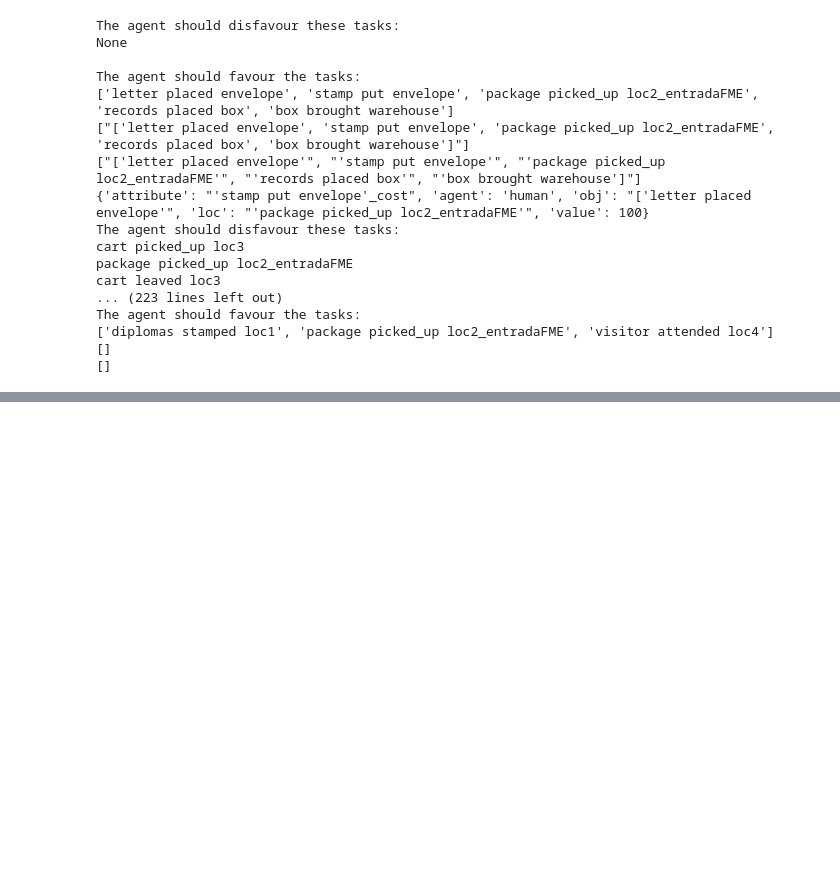
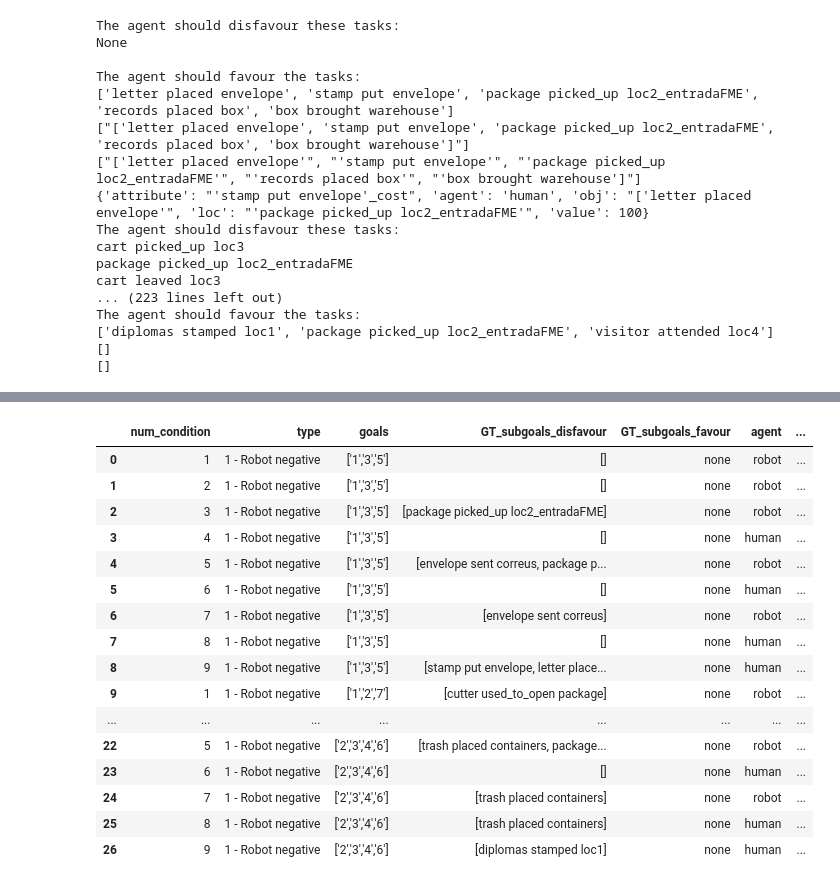
Before and after one commit to llumfp/TFG_HRN, a Jupyter notebook: try_agent.ipynb, the cells around one changed output, grey strips where cells are left out. Drawn from its saved outputs; the diff is of its cells as text; code cells hidden in the pictures; blank space fills up the shorter version.

```diff
--- a/try_agent.ipynb
+++ b/try_agent.ipynb
@@ -93,0 +97,4 @@ df.drop(columns=['condition','subgoals']).to_csv(f"outputs/try_agent_reception_{
+# %%
+df['GT_subgoals_disfavour'] = df.apply(lambda row: list(set(row['subgoals']).intersection(row['disfavour_condition'])), axis=1)
+# %%
+df.drop(columns=['condition','subgoals','disfavour_condition'],inplace=True)
@@ -93,0 +105,23 @@ df.drop(columns=['condition','subgoals']).to_csv(f"outputs/try_agent_reception_{
+# %%
+df['subgoals_disfavour'] = df['subgoals_disfavour'].apply(lambda x: eval(x))
+# %%
+
+# Función para calcular Completeness y Correctness
+def calculate_completeness_correctness(row):
+    gt_set = set(row['GT_subgoals_disfavour'])
+    subgoal_set = set(row['subgoals_disfavour'])
+
+    if len(gt_set) == 0:
+        completeness = 1.0 if len(subgoal_set) == 0 else 0.0
+    else:
+        completeness = len(subgoal_set & gt_set) / len(gt_set)
+
+    if len(subgoal_set) == 0:
+        correctness = 1.0 if len(gt_set) == 0 else 0.0
+    else:
+        correctness = len(subgoal_set & gt_set) / len(subgoal_set)
+
+    return pd.Series([completeness, correctness])
+
+# Aplicar la función al DataFrame
+df[['Completeness', 'Correctness']] = df.apply(calculate_completeness_correctness, axis=1)
@@ -93,0 +156,20 @@ df.drop(columns=['condition','subgoals']).to_csv(f"outputs/try_agent_reception_{
+# %%
+df
+# %% [output]
+|  | num_condition | type | goals | GT_subgoals_disfavour | GT_subgoals_favour | agent | ... |
+| 0 | 1 | 1 - Robot negative | ['1','3','5'] | [] | none | robot | ... |
+| 1 | 2 | 1 - Robot negative | ['1','3','5'] | [] | none | robot | ... |
+| 2 | 3 | 1 - Robot negative | ['1','3','5'] | [package picked_up loc2_entradaFME] | none | robot | ... |
+| 3 | 4 | 1 - Robot negative | ['1','3','5'] | [] | none | human | ... |
+| 4 | 5 | 1 - Robot negative | ['1','3','5'] | [envelope sent correus, package p... | none | robot | ... |
+| 5 | 6 | 1 - Robot negative | ['1','3','5'] | [] | none | human | ... |
+| 6 | 7 | 1 - Robot negative | ['1','3','5'] | [envelope sent correus] | none | robot | ... |
+| 7 | 8 | 1 - Robot negative | ['1','3','5'] | [] | none | human | ... |
+| 8 | 9 | 1 - Robot negative | ['1','3','5'] | [stamp put envelope, letter place... | none | human | ... |
+| 9 | 1 | 1 - Robot negative | ['1','2','7'] | [cutter used_to_open package] | none | robot | ... |
+| ... | ... | ... | ... | ... | ... | ... | ... |
+| 22 | 5 | 1 - Robot negative | ['2','3','4','6'] | [trash placed containers, package... | none | robot | ... |
+| 23 | 6 | 1 - Robot negative | ['2','3','4','6'] | [] | none | human | ... |
+| 24 | 7 | 1 - Robot negative | ['2','3','4','6'] | [trash placed containers] | none | robot | ... |
+| 25 | 8 | 1 - Robot negative | ['2','3','4','6'] | [trash placed containers] | none | human | ... |
+| 26 | 9 | 1 - Robot negative | ['2','3','4','6'] | [diplomas stamped loc1] | none | human | ... |
```
Also changed, not shown: parts of 8 cells of this notebook, 4 other files.
